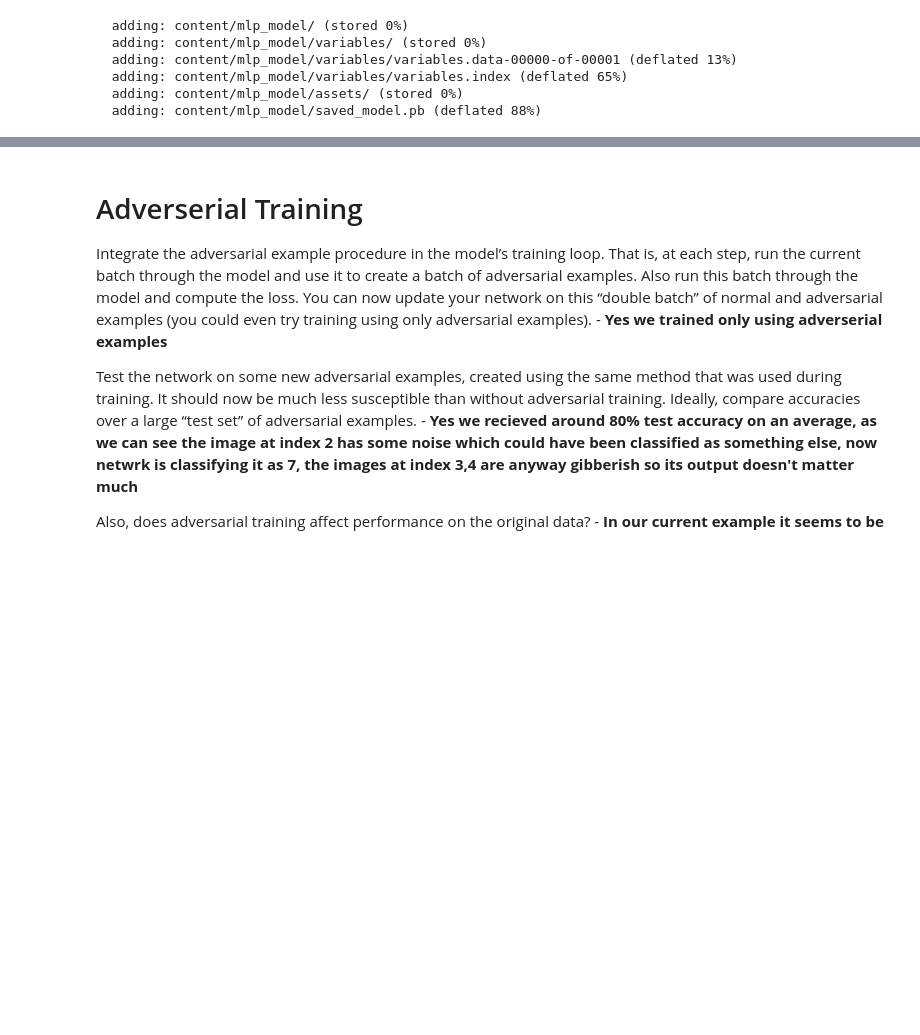
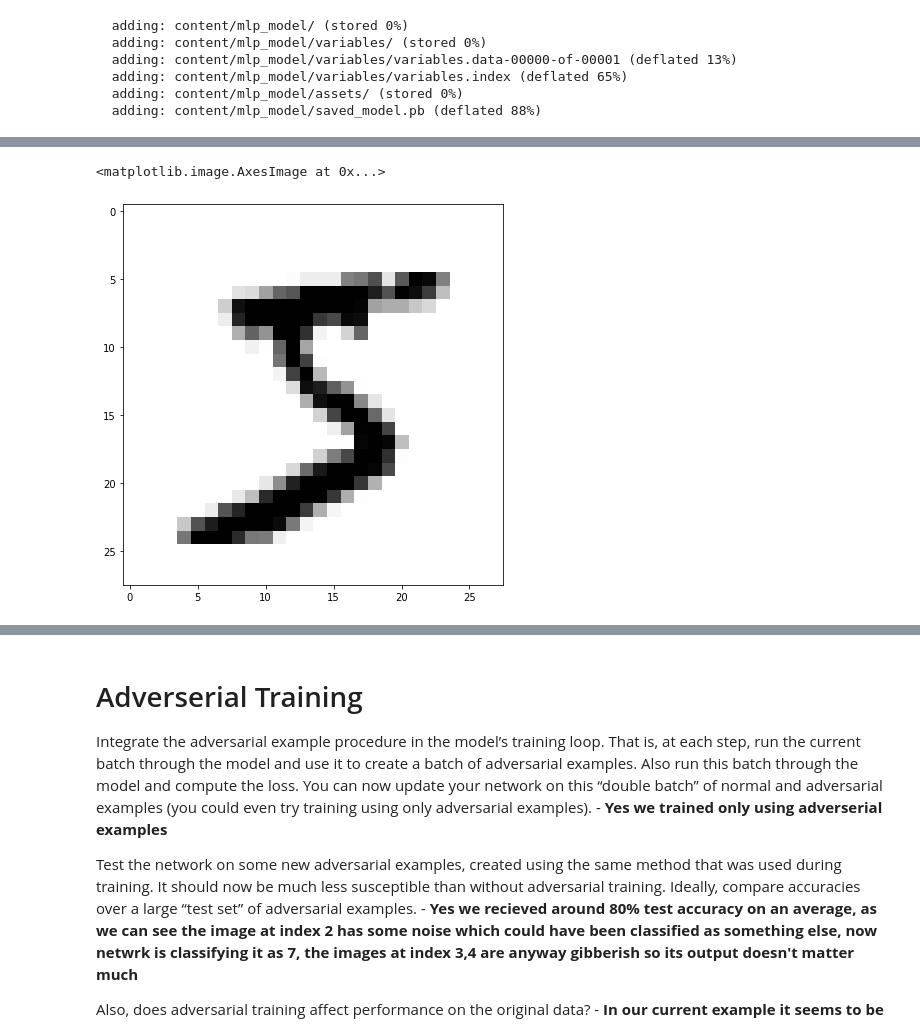
Before and after one commit to surajsrivathsa/ovgu_deeplearning, a Jupyter notebook: Assignment_10_Adverserial_Examples_and_Training.ipynb, the cells around one changed output, grey strips where cells are left out. Cells and saved outputs as stored; diff of their text form; code cells hidden in the pictures; blank space fills up the shorter version.

```diff
--- a/Assignment_10_Adverserial_Examples_and_Training.ipynb
+++ b/Assignment_10_Adverserial_Examples_and_Training.ipynb
@@ -730,3 +736,10 @@ INFO:tensorflow:Assets written to: /content/mlp_model/assets
 We take inspiration from one pixel attack, but instead of implementing the difficult algorithm, We first take and image and find ts maximally active pixel positions.
 
 After that we are going to start blanking out these positions one by one and see hown many pixels does it take for missclassification
+# %%
+# Initiate random noise
+input_img_data = np.random.random((1, 28, 28))
+input_img_data = (input_img_data - 0.5) * 20 + 128.
+epochs = 10000
+step_size = 1.
+filter_index = 0
@@ -732,0 +751,26 @@ After that we are going to start blanking out these positions one by one and see
+# %%
+# Cast random noise from np.float64 to tf.float32 Variable
+input_img_data = tf.Variable(tf.cast(tf.expand_dims(adverserial_training_images_batch[0,:,:], axis=0), tf.float32))
+plt.figure(figsize=(7,7))
+
+# Iterate gradient ascents
+for i in range(epochs):
+
+  with tf.GradientTape() as tape:
+      outputs = mlp_model(input_img_data)
+      loss_value = tf.reduce_mean(outputs)
+  grads = tape.gradient(loss_value, input_img_data)
+  normalized_grads = grads / (tf.sqrt(tf.reduce_mean(tf.square(grads))) + 1e-5)
+  input_img_data.assign_add(normalized_grads * 2)
+  #print(input_img_data)
+  """
+  plt.subplot(12,12,i+1)
+  plt.xticks([])
+  plt.yticks([])
+  plt.grid(False)
+  plt.imshow(tf.convert_to_tensor(input_img_data[0,:,:], dtype=tf.dtypes.float32), cmap=plt.cm.binary)
+  """
+plt.imshow(tf.convert_to_tensor(input_img_data[0,:,:], dtype=tf.dtypes.float32), cmap=plt.cm.binary)
+# %% [output]
+<matplotlib.image.AxesImage at 0x...>
+[figure, added]
```
Also changed, not shown: parts of 5 cells of this notebook.
